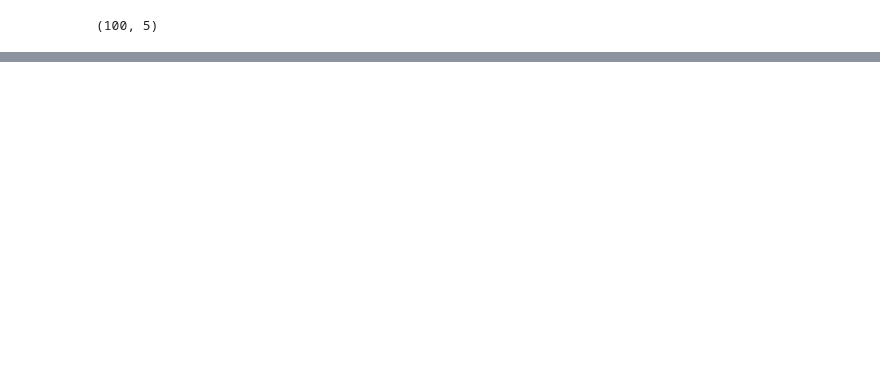
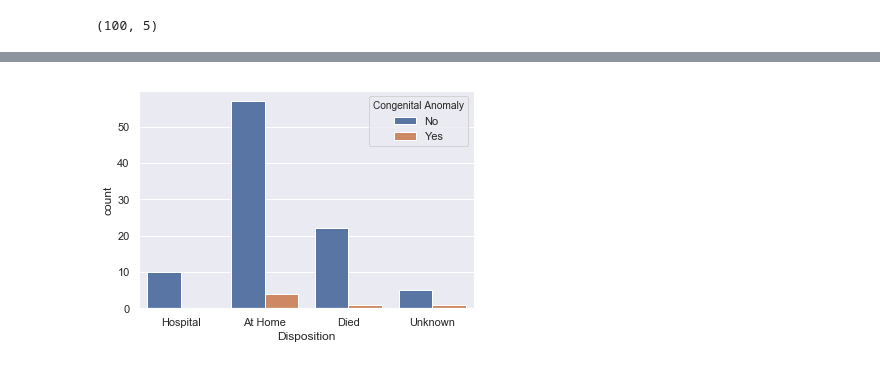
Before and after one commit to ClaireDrummond/Programming-Project-2018, a Jupyter notebook: Model and Synthesis data using Python.ipynb, the cells around one changed output, grey strips where cells are left out. Drawn from its saved outputs; the diff is of its cells as text; code cells hidden in the pictures; blank space fills up the shorter version.

Commit message:
plotting data sing seaborn

```diff
--- a/Model and Synthesis data using Python.ipynb
+++ b/Model and Synthesis data using Python.ipynb
@@ -467,0 +460,4 @@ sns.countplot(s, palette="Greens_d")
+# %%
+ax = sns.countplot(x="Disposition", hue="Congenital Anomaly", data=df)
+# %% [output]
+[figure, added]
```
Also changed, not shown: parts of 33 cells of this notebook.
